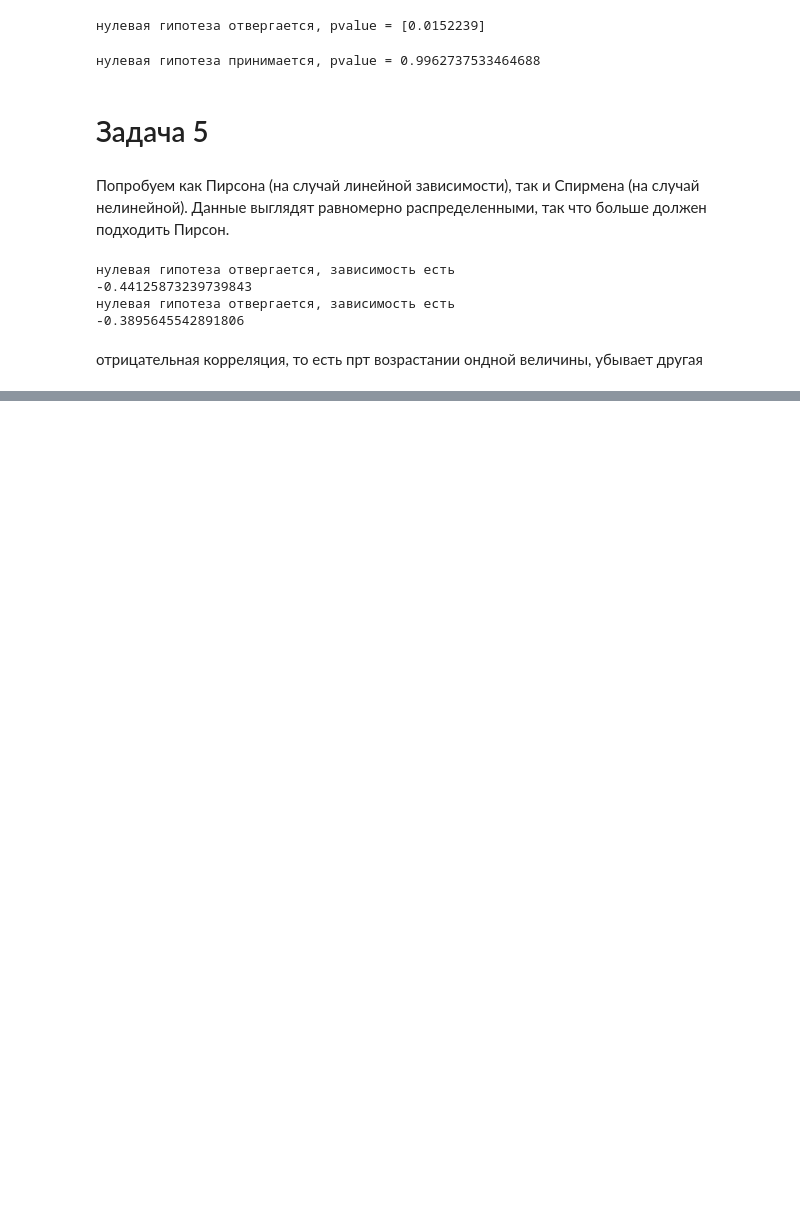
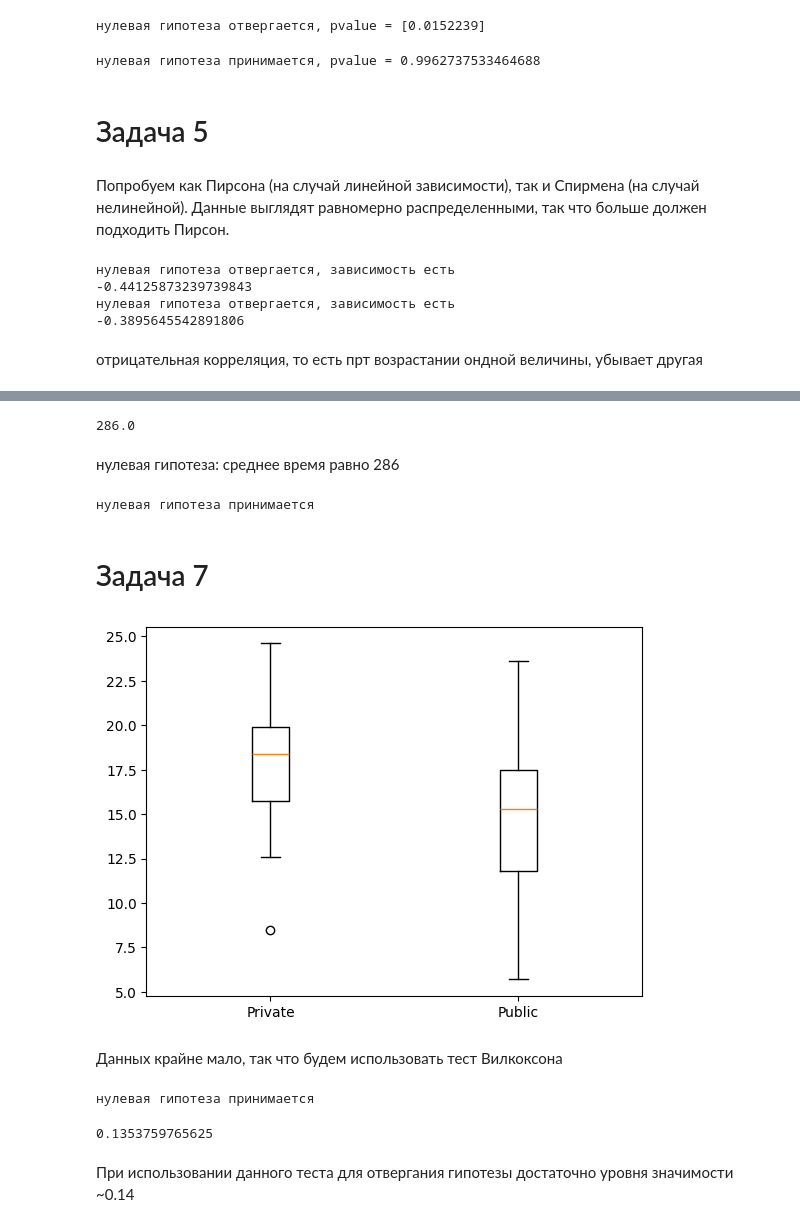
Before and after one commit to vasilisadergacheva/hw_stats, a Jupyter notebook: main.ipynb, the cells around one changed output, grey strips where cells are left out. Drawn from its saved outputs; the diff is of its cells as text; code cells hidden in the pictures; blank space fills up the shorter version.

```diff
--- a/main.ipynb
+++ b/main.ipynb
@@ -130,0 +133,7 @@ corr(data.smokyph["elev"], data.smokyph["waterph"], "spearman")
+# %%
+mean = np.mean(np.array(data.cancer))
+print(mean)
+# %% [output]
+286.0
+# %% [markdown]
+нулевая гипотеза: среднее время равно 286
@@ -130,0 +142,34 @@ corr(data.smokyph["elev"], data.smokyph["waterph"], "spearman")
+# %%
+pvalue = st.wilcoxon(cancer, alternative="two-sided").pvalue
+if pvalue > 0.05:
+    print("нулевая гипотеза принимается")
+else:
+    print("нулевая гипотеза отвергается")
+# %% [output]
+нулевая гипотеза принимается
+# %% [markdown]
+# Задача 7
+# %%
+plt.boxplot([data.homework["Private"], data.homework["Public"]])
+plt.xticks(ticks=[1,2],labels=["Private", "Public"])
+plt.show()
+# %% [output]
+[figure, added]
+# %% [markdown]
+Данных крайне мало, так что будем использовать тест Вилкоксона
+# %%
+pvalue = st.wilcoxon(
+    data.homework["Private"], data.homework["Public"], alternative="two-sided"
+).pvalue
+if pvalue > 0.05:
+    print("нулевая гипотеза принимается")
+else:
+    print("нулевая гипотеза отвергается")
+# %% [output]
+нулевая гипотеза принимается
+# %%
+print(pvalue)
+# %% [output]
+0.1353759765625
+# %% [markdown]
+При использовании данного теста для отвергания гипотезы достаточно уровня значимости ~0.14
```
Also changed, not shown: parts of 4 cells of this notebook.
